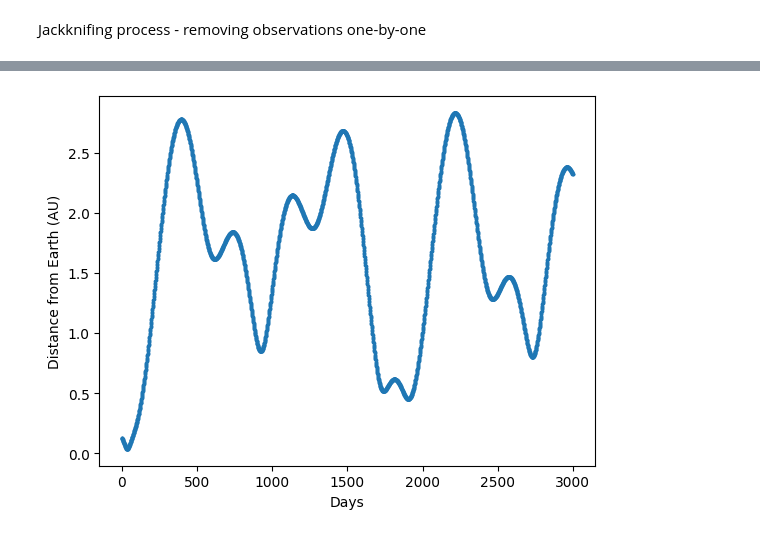
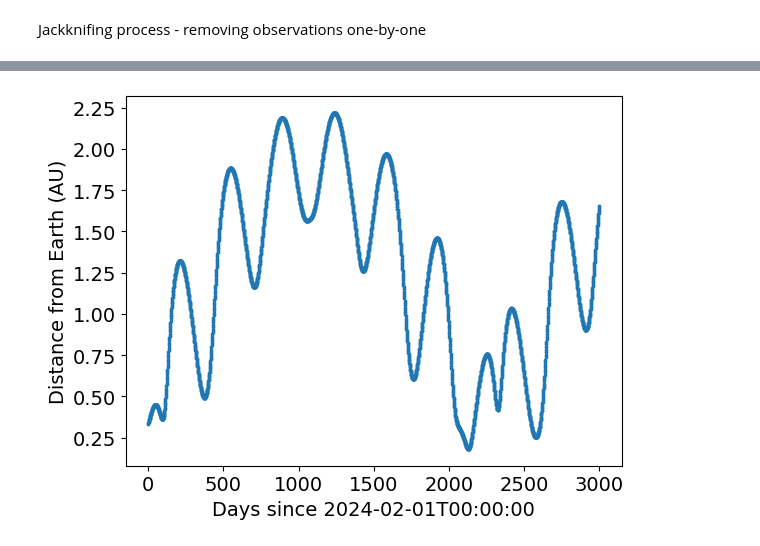
Before and after one commit to BradleyMak/Near-Earth-Asteroids, a Jupyter notebook: jackknifing_technique.ipynb, the cells around one changed output, grey strips where cells are left out. Cells and saved outputs as stored; diff of their text form; code cells hidden in the pictures.

Commit message:
virtual asteroids mid-development

```diff
--- a/jackknifing_technique.ipynb
+++ b/jackknifing_technique.ipynb
@@ -6,16 +6,20 @@ from astroquery.jplhorizons import Horizons
 import pandas as pd
 import numpy as np
 import matplotlib.pyplot as plt
+import matplotlib.colors as colors
 import functions
 import subprocess
 import os
 import time
-import csv
 import math
+import datetime
+
+#setting some parameters for the resulting plots.
+plt.rcParams.update({'font.size': 14, 'lines.markersize': 3})
 # %% [markdown]
 Object and observatory details
 # %%
-object = '2001 QQ142'
+object = '1998 XB'
 obs_code = 995
 # %% [markdown]
 Jackknifing process - removing observations one-by-one
@@ -26,6 +30,11 @@ os.chdir('C:\\Users\\bradl\\.vscode\\advanced_lab')
 with open(f'Data/{object}_data.txt') as file:
     for line in file:
         rows.append(line)
+    functions.run_find_orb(f'Data/{object}_data.txt')
+    print(functions.read_fo_elements('elements.txt'))
+    fo_peri_arg, fo_sma, fo_asc_node, fo_eccentricity, fo_inc, fo_period, fo_peri_dist, fo_apogee_dist, fo_epoch, fo_mean_anomaly = functions.read_fo_elements('elements.txt')
+    functions.write_orbital_parameters(object, fo_epoch, fo_mean_anomaly, fo_peri_arg, fo_sma, fo_asc_node, fo_eccentricity, fo_inc)
+    best_fit_elements = np.array([fo_peri_arg, fo_sma, fo_asc_node, fo_eccentricity, fo_inc, fo_period, fo_peri_dist, fo_apogee_dist, fo_mean_anomaly], dtype=np.float64)
 no_of_observations = len(rows)
 print(rows)
 
@@ -37,12 +46,12 @@ for i in range(2, no_of_observations):
         file.writelines(temp)
     functions.run_find_orb(f'temp_data.txt')
     fo_peri_arg, fo_sma, fo_asc_node, fo_eccentricity, fo_inc, fo_period, fo_peri_dist, fo_apogee_dist, fo_epoch, fo_mean_anomaly = functions.read_fo_elements('elements.txt')
-    fo_elements = np.array([fo_peri_arg, fo_sma, fo_asc_node, fo_eccentricity, fo_inc, fo_period, fo_peri_dist, fo_apogee_dist], dtype=np.float64)
-    if i == no_of_observations-1:
-        best_fit_elements = fo_elements
+    fo_elements = np.array([fo_peri_arg, fo_sma, fo_asc_node, fo_eccentricity, fo_inc, fo_period, fo_peri_dist, fo_apogee_dist, fo_mean_anomaly], dtype=np.float64)
     elements.append(fo_elements)
-print(elements)
+#print(elements)
 print(best_fit_elements)
 errors = np.std(elements, axis=0)
 print(errors)
+
+fo_peri_arg_err, fo_sma_err, fo_asc_node_err, fo_eccentricity_err, fo_inc_err, fo_period_err, fo_peri_dist_err, fo_apogee_dist_err, fo_mean_anomaly_err = [errors[i] for i in range (0,len(errors))]
 # %% [output]
@@ -78,5 +100,5 @@ print(fo_epoch)
 # %%
-start_date = '2023-11-01T14:00:00'
+start_date = '2024-02-01T00:00:00'
 no_of_days = 3000
 # %%
 dates, suns, earths, minors, diffs = functions.find_xyz(start_date, no_of_days)
@@ -103,14 +107,10 @@ Sun   0.94192579457216
 # %%
-"""print(dates)
-print(diffs)
-print(earths)
-print(diffs - earths)"""
-earth_distance = diffs - earths
-earth_distances = [np.sqrt(np.sum(np.array(element)**2)) for element in earth_distance]
-#print(earth_distances)
-plt.scatter(np.array(dates)-dates[0], earth_distances, s = 3)
-plt.xlabel('Days')
+separation = diffs - earths
+earth_distances = [np.sqrt(np.sum(np.array(element)**2)) for element in separation]
+plt.scatter(np.arange(0, no_of_days), earth_distances, s = 3)
+plt.xlabel(f'Days since {start_date}')
 plt.ylabel('Distance from Earth (AU)')
 plt.savefig(f'plots/{object}_distance_from_Earth', bbox_inches='tight')
-print(np.min(earth_distances))
+print(f'Minimum Earth-Asteroid distance: {np.min(earth_distances)} AU, on date {dates[np.argmin(earth_distances)]}')
+close_approach_date = dates[np.argmin(earth_distances)]
 # %% [output]
@@ -118 +118 @@ print(np.min(earth_distances))
-[figure, old version]
+[figure, new version]
```
Also changed, not shown: parts of 15 cells of this notebook.
